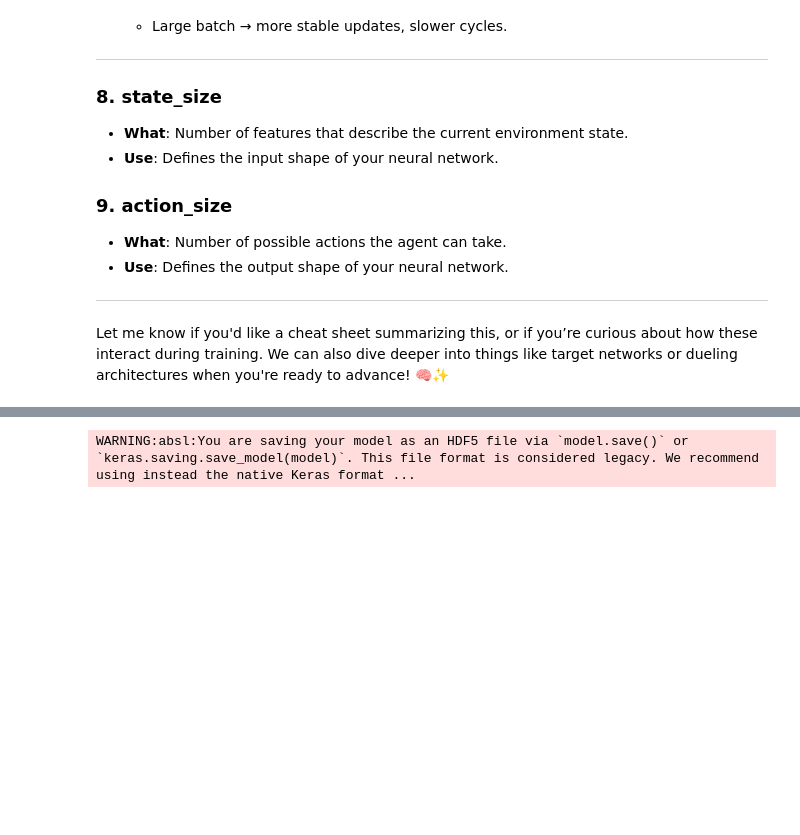
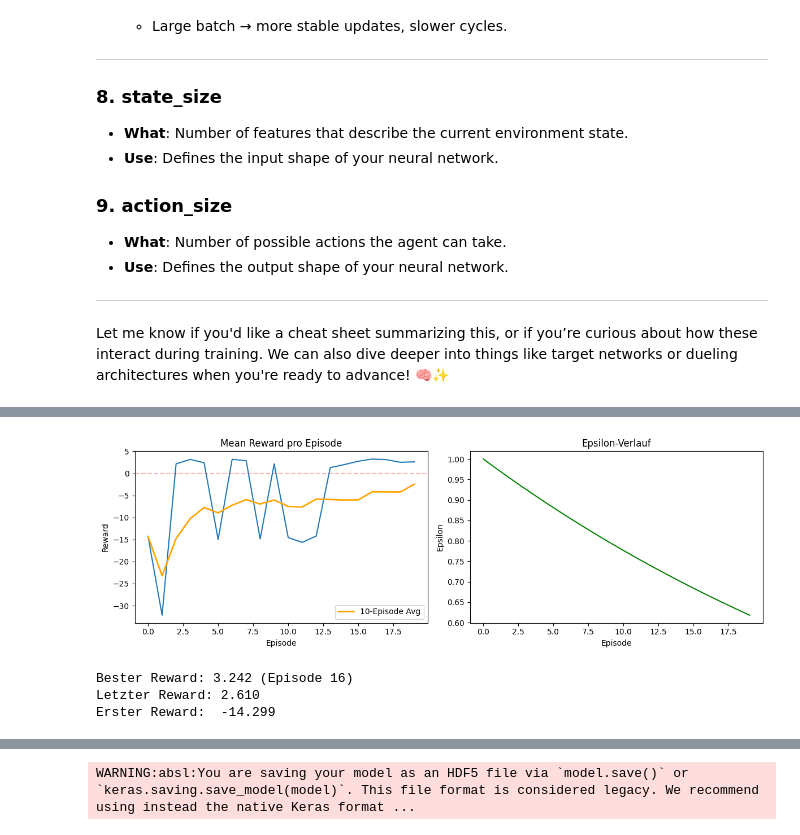
Before and after one commit to Johanne-ve/ReinforcementLearning, a Jupyter notebook: factory_for_learning_storage_pre_training.ipynb, the cells around one changed output, grey strips where cells are left out. Cells and saved outputs as stored; diff of their text form; code cells hidden in the pictures; blank space fills up the shorter version.

```diff
--- a/factory_for_learning_storage_pre_training.ipynb
+++ b/factory_for_learning_storage_pre_training.ipynb
@@ -150,8 +150,8 @@ Let me know if you'd like a cheat sheet summarizing this, or if you’re curious
 START_POS = 1   # Startet an Lager B
 
 ### Sonstige Training-Variablen
-GAMES_PER_EPISODE = 8
-EPISODE_COUNT = 250
+GAMES_PER_EPISODE = 4
+EPISODE_COUNT = 20
 
 
 
@@ -159,7 +159,7 @@ EPISODE_COUNT = 250
 GAMMA = 0.5  #0.99
 EPSILON = 1#0.25#0.99995
 EPSILON_MIN = 0.01
-EPSILON_DECAY = 0.997
+EPSILON_DECAY = 0.975
 LEARNING_RATE = 0.001#*10
 BATCH_SIZE = 512
 # %%
@@ -190,12 +189,14 @@ Model: "functional"
 ######
 reward_vec = []
 total_time_vec = []
+tracker_vec = []
 gm.reset()
 for episode in range(EPISODE_COUNT):
     for game in range(GAMES_PER_EPISODE):
-        total_reward, total_time = gm.run_game(my_RL_agent_storage)
+        total_reward, total_time, tracker = gm.run_game(my_RL_agent_storage)
         reward_vec.append(total_reward)
         total_time_vec.append(total_time)
+        tracker_vec.append(tracker)
         gm.reset()
         my_env.reset()
         my_agv.reset()
@@ -235,3 +230,42 @@ for i in range(0,len(reward_vec),GAMES_PER_EPISODE):
     if i % GAMES_PER_EPISODE == 0:
         mean_reward_per_episode.append(np.mean(reward_vec[i:i+GAMES_PER_EPISODE]))
 #mean_reward_per_episode
+# %%
+import matplotlib.pyplot as plt
+
+# Reward-Kurve
+plt.figure(figsize=(12, 4))
+
+plt.subplot(1, 2, 1)
+plt.plot(mean_reward_per_episode)
+plt.title("Mean Reward pro Episode")
+plt.xlabel("Episode")
+plt.ylabel("Reward")
+plt.axhline(y=0, color='r', linestyle='--', alpha=0.3)
+
+# Gleitender Durchschnitt (zeigt Trend klarer)
+window = 10
+moving_avg = [sum(mean_reward_per_episode[max(0,i-window):i+1]) /
+              min(i+1, window) for i in range(len(mean_reward_per_episode))]
+plt.plot(moving_avg, color='orange', linewidth=2, label=f'{window}-Episode Avg')
+plt.legend()
+
+# Epsilon-Verlauf
+plt.subplot(1, 2, 2)
+epsilon_vec = [1.0 * (EPSILON_DECAY ** i) for i in range(EPISODE_COUNT)]
+plt.plot(epsilon_vec, color='green')
+plt.title("Epsilon-Verlauf")
+plt.xlabel("Episode")
+plt.ylabel("Epsilon")
+
+plt.tight_layout()
+plt.show()
+
+print(f"Bester Reward: {max(mean_reward_per_episode):.3f} (Episode {mean_reward_per_episode.index(max(mean_reward_per_episode))})")
+print(f"Letzter Reward: {mean_reward_per_episode[-1]:.3f}")
+print(f"Erster Reward:  {mean_reward_per_episode[0]:.3f}")
+# %% [output]
+[figure, added]
+Bester Reward: 3.242 (Episode 16)
+Letzter Reward: 2.610
+Erster Reward:  -14.299
```
Also changed, not shown: parts of 6 cells of this notebook, 6 other files.
